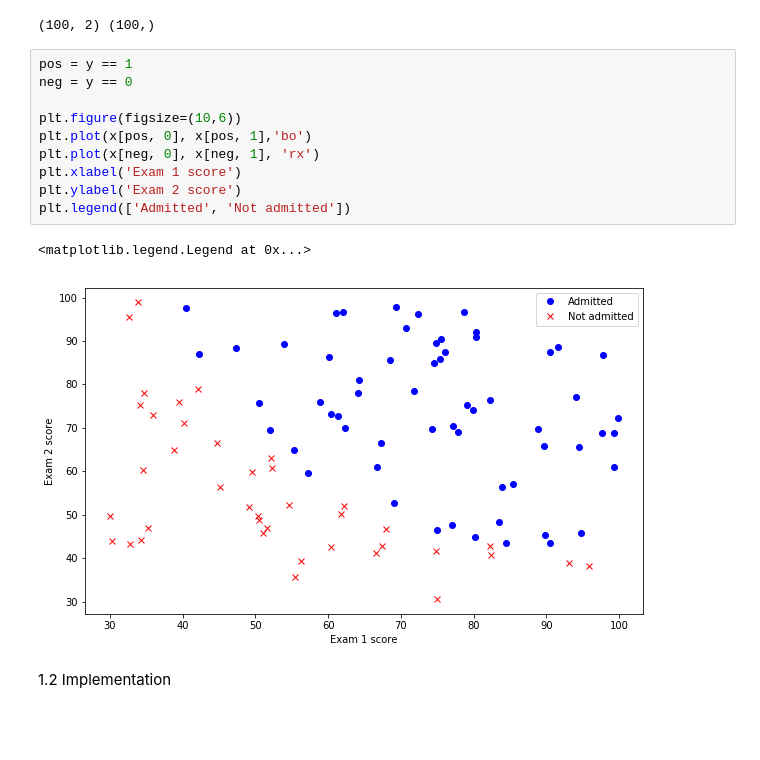
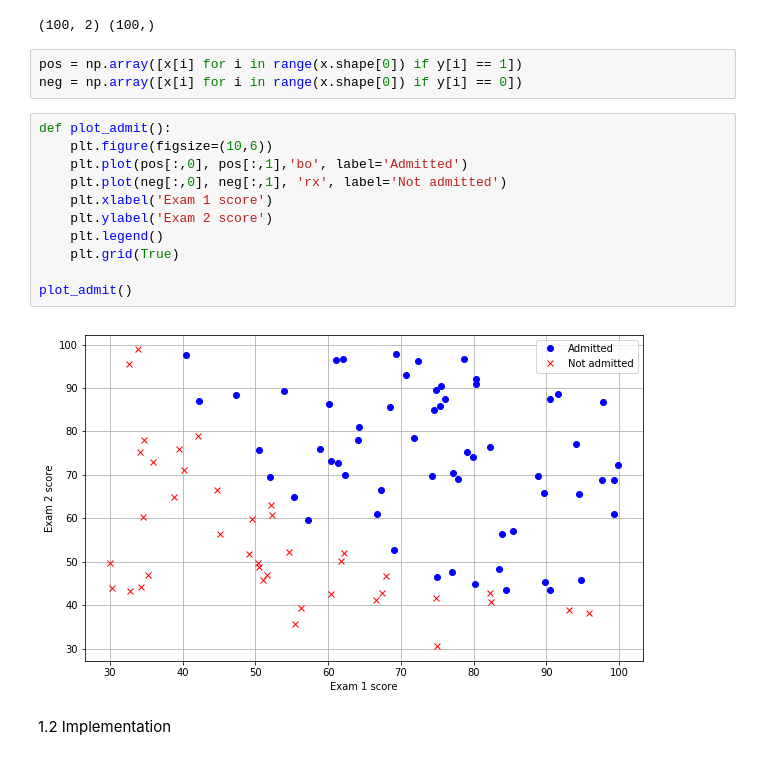
Before and after one commit to chriscross00/ML_Ng, a Jupyter notebook: ML_ex2/ex2_lab.ipynb, the cells around one changed output. Cells and saved outputs as stored; diff of their text form; blank space fills up the shorter version.

```diff
--- a/ML_ex2/ex2_lab.ipynb
+++ b/ML_ex2/ex2_lab.ipynb
@@ -14,19 +14,22 @@ y = data2[:,2]#[np.newaxis].T
 print(x.shape, y.shape)
 # %% [output]
 (100, 2) (100,)
+# %%
+pos = np.array([x[i] for i in range(x.shape[0]) if y[i] == 1])
+neg = np.array([x[i] for i in range(x.shape[0]) if y[i] == 0])
 # %%
-pos = y == 1
-neg = y == 0
+def plot_admit():
+    plt.figure(figsize=(10,6))
+    plt.plot(pos[:,0], pos[:,1],'bo', label='Admitted')
+    plt.plot(neg[:,0], neg[:,1], 'rx', label='Not admitted')
+    plt.xlabel('Exam 1 score')
+    plt.ylabel('Exam 2 score')
+    plt.legend()
+    plt.grid(True)
 
-plt.figure(figsize=(10,6))
-plt.plot(x[pos, 0], x[pos, 1],'bo')
-plt.plot(x[neg, 0], x[neg, 1], 'rx')
-plt.xlabel('Exam 1 score')
-plt.ylabel('Exam 2 score')
-plt.legend(['Admitted', 'Not admitted'])
+plot_admit()
 # %% [output]
-<matplotlib.legend.Legend at 0x...>
-[figure, old version]
+[figure, new version]
 # %% [markdown]
 1.2 Implementation
 # %% [markdown]
```
Also changed, not shown: parts of 5 cells of this notebook.
